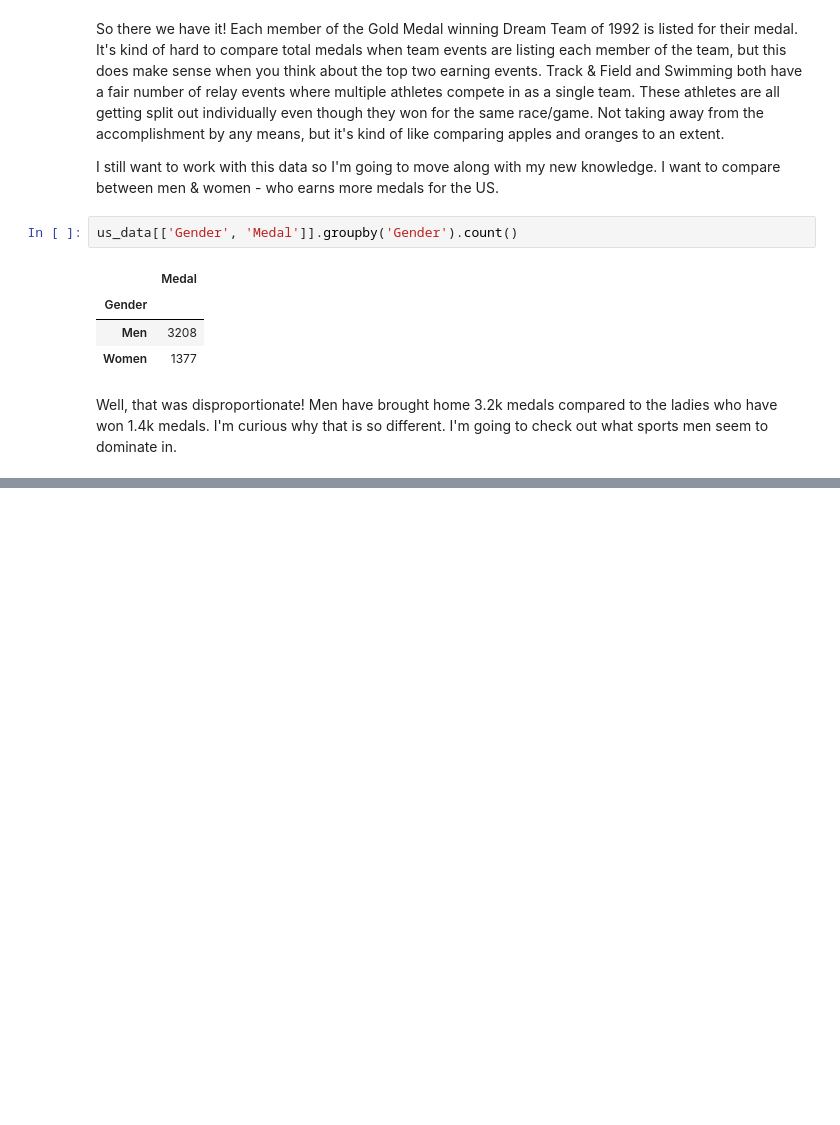
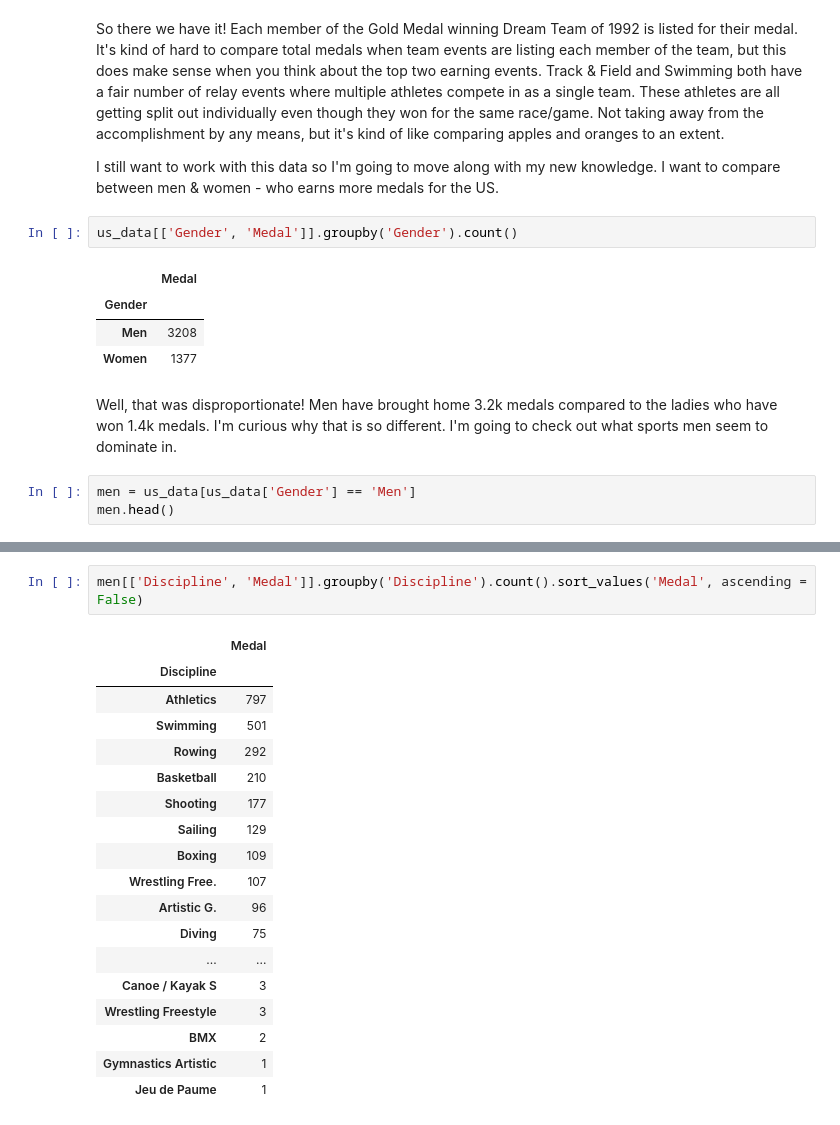
Before and after one commit to mcerow/summer_olympics, a Jupyter notebook: Summer_Olympics.ipynb, the cells around one changed output, grey strips where cells are left out. Drawn from its saved outputs; the diff is of its cells as text; blank space fills up the shorter version.

```diff
--- a/Summer_Olympics.ipynb
+++ b/Summer_Olympics.ipynb
@@ -241,3 +241,6 @@ us_data[['Gender', 'Medal']].groupby('Gender').count()
 | Women | 1377 |
 # %% [markdown]
 Well, that was disproportionate! Men have brought home 3.2k medals compared to the ladies who have won 1.4k medals. I'm curious why that is so different. I'm going to check out what sports men seem to dominate in.
+# %%
+men = us_data[us_data['Gender'] == 'Men']
+men.head()
@@ -243,0 +254,21 @@ Well, that was disproportionate! Men have brought home 3.2k medals compared to t
+# %%
+men[['Discipline', 'Medal']].groupby('Discipline').count().sort_values('Medal', ascending = False)
+# %% [output]
+|  | Medal |
+| Discipline |  |
+| Athletics | 797 |
+| Swimming | 501 |
+| Rowing | 292 |
+| Basketball | 210 |
+| Shooting | 177 |
+| Sailing | 129 |
+| Boxing | 109 |
+| Wrestling Free. | 107 |
+| Artistic G. | 96 |
+| Diving | 75 |
+| ... | ... |
+| Canoe / Kayak S | 3 |
+| Wrestling Freestyle | 3 |
+| BMX | 2 |
+| Gymnastics Artistic | 1 |
+| Jeu de Paume | 1 |
```
Also changed, not shown: parts of 7 cells of this notebook.
